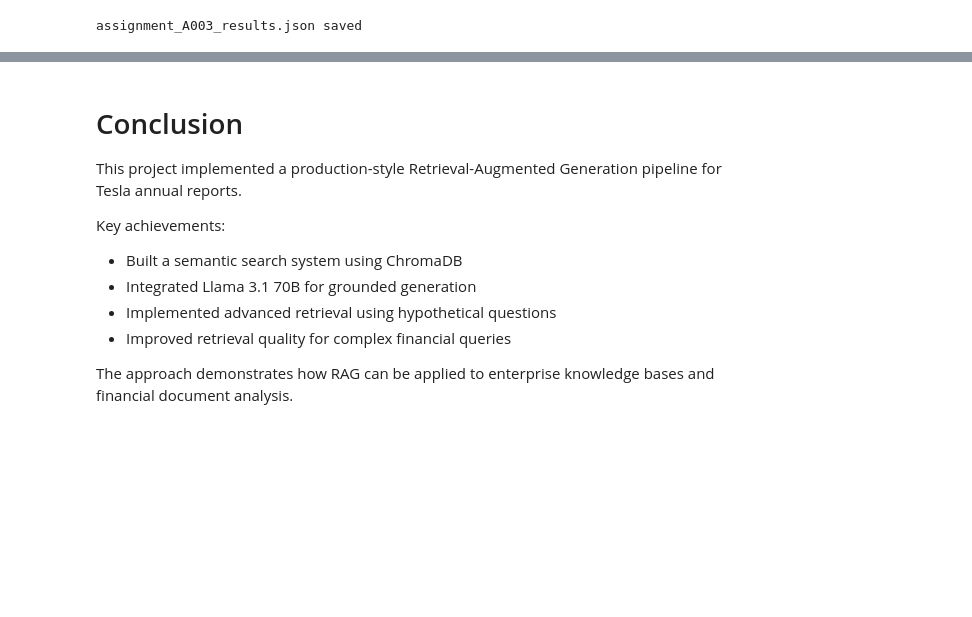
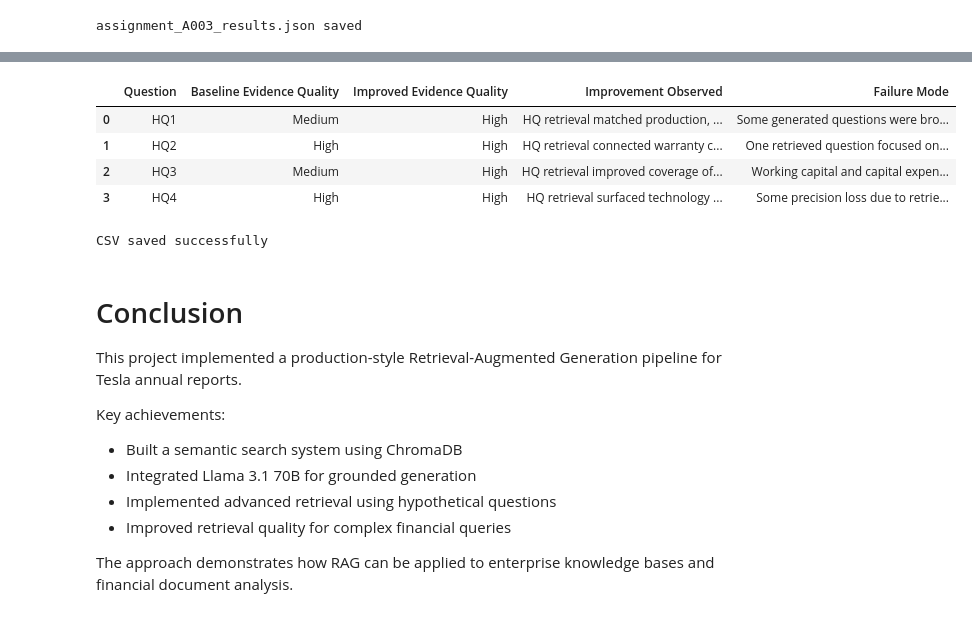
Before and after one commit to Agile-Ventures-Pvt-LTD/AI_Training_Batch_May_2026, a Jupyter notebook: submissions/assignments/assignment-03/ashish-sinha/RAG_TESLAReports_Hypothetical_Questions.ipynb, the cells around one changed output, grey strips where cells are left out. Saved outputs shown, nothing was run; the diff lists cells and outputs as text; code cells hidden in the pictures; blank space fills up the shorter version.

```diff
--- a/submissions/assignments/assignment-03/ashish-sinha/RAG_TESLAReports.ipynb
+++ b/submissions/assignments/assignment-03/ashish-sinha/RAG_TESLAReports_Hypothetical_Questions.ipynb
@@ -2370,3 +1837,63 @@ comparison_df
+# %%
+import pandas as pd
+
+comparison_data = [
+    {
+        "Question": "HQ1",
+        "Baseline Evidence Quality": "Medium",
+        "Improved Evidence Quality": "High",
+        "Improvement Observed":
+            "HQ retrieval matched production, scaling, growth-management and forward-looking risk concepts more closely than baseline retrieval.",
+        "Failure Mode":
+            "Some generated questions were broad and retrieved generic business risk disclosures."
+    },
+    {
+        "Question": "HQ2",
+        "Baseline Evidence Quality": "High",
+        "Improved Evidence Quality": "High",
+        "Improvement Observed":
+            "HQ retrieval connected warranty claims, product liability, recalls, and service obligations more effectively.",
+        "Failure Mode":
+            "One retrieved question focused on audit procedures rather than customer trust or brand risk."
+    },
+    {
+        "Question": "HQ3",
+        "Baseline Evidence Quality": "Medium",
+        "Improved Evidence Quality": "High",
+        "Improvement Observed":
+            "HQ retrieval improved coverage of operating cash flow, financing activities, and future cash-flow drivers.",
+        "Failure Mode":
+            "Working capital and capital expenditure discipline were not always explicitly represented."
+    },
+    {
+        "Question": "HQ4",
+        "Baseline Evidence Quality": "High",
+        "Improved Evidence Quality": "High",
+        "Improvement Observed":
+            "HQ retrieval surfaced technology and information-system risk disclosures even when cybersecurity terminology was indirect.",
+        "Failure Mode":
+            "Some precision loss due to retrieval of broader technology or audit-related discussions."
+    }
+]
+
+comparison_df = pd.DataFrame(comparison_data)
+
+comparison_df
+# %% [output]
+|  | Question | Baseline Evidence Quality | Improved Evidence Quality | Improvement Observed | Failure Mode |
+| 0 | HQ1 | Medium | High | HQ retrieval matched production, ... | Some generated questions were bro... |
+| 1 | HQ2 | High | High | HQ retrieval connected warranty c... | One retrieved question focused on... |
+| 2 | HQ3 | Medium | High | HQ retrieval improved coverage of... | Working capital and capital expen... |
+| 3 | HQ4 | High | High | HQ retrieval surfaced technology ... | Some precision loss due to retrie... |
+# %%
+comparison_df.to_csv(
+    "assignment3_comparison_table.csv",
+    index=False
+)
+
+print("CSV saved successfully")
+# %% [output]
+CSV saved successfully
 # %% [markdown]
 # Conclusion
 
```
Also changed, not shown: parts of 31 cells of this notebook, 10 other files.
